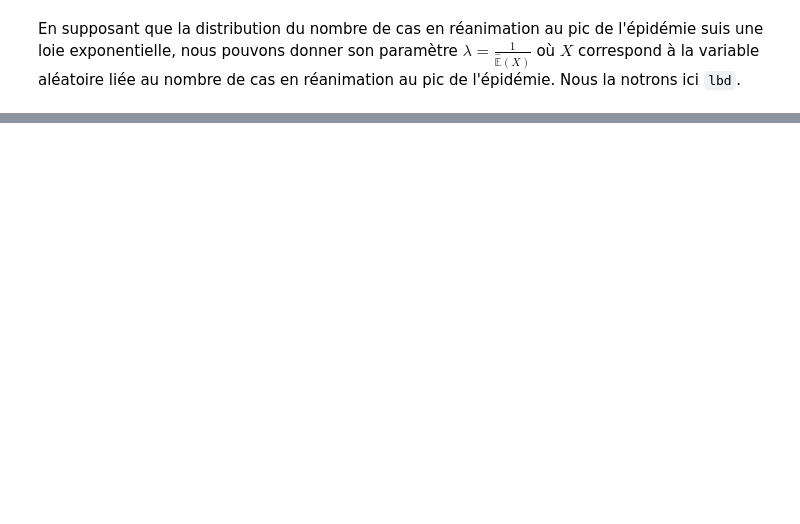
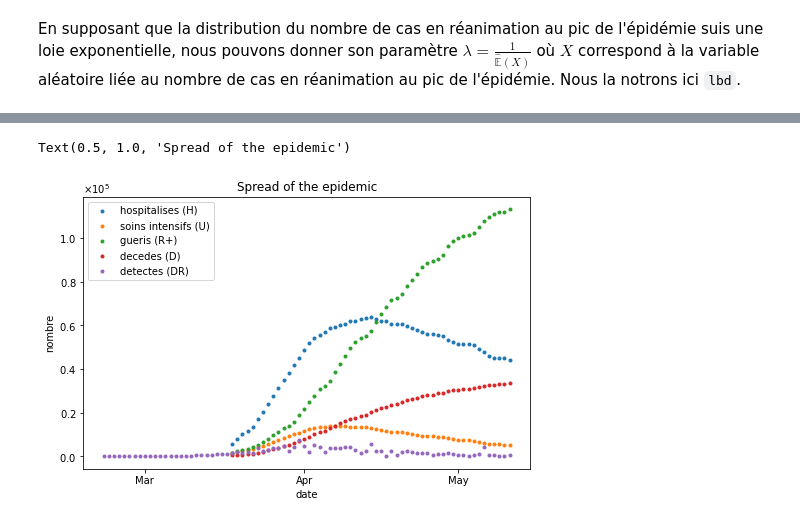
Before and after one commit to SwannChelly/MAP568, a Jupyter notebook: src/Project.ipynb, the cells around one changed output, grey strips where cells are left out. Drawn from its saved outputs; the diff is of its cells as text; code cells hidden in the pictures; blank space fills up the shorter version.

Commit message:
Plot of the spread of the epidemic

```diff
--- a/src/Project.ipynb
+++ b/src/Project.ipynb
@@ -210,0 +217,15 @@ La valeur moyenne du pic est de 46.61 et appartient à l'intervalle de confiance
+# %%
+
+contamination = pd.read_csv('data_per_day.csv', sep = ';')
+contamination['date'] = pd.to_datetime(contamination['date'],infer_datetime_format = True)
+contamination = contamination[contamination['date']<= '2020-05-11']
+contamination.columns = [jour,'detecte']
+contamination['detecte'] = contamination['detecte'].diff(periods = 1)
+
+
+hosp          = pd.read_csv('donnees_hospitalieres.csv', ';')
+hosp[jour]    = pd.to_datetime(hosp[jour])
+hosp          = hosp.groupby(jour).agg('sum').reset_index(False)[[jour,'hosp','rea','rad','dc']]
+big_table     = hosp.merge(contamination, left_on= jour, right_on = jour)
+big_table     = big_table[big_table[jour]<= '2020-05-11']
+big_table.head()
@@ -210,0 +239,28 @@ La valeur moyenne du pic est de 46.61 et appartient à l'intervalle de confiance
+# %%
+columns = ['hosp','rea','rad','dc']
+titles  = {'hosp': 'hospitalises (H)', 'rea': 'soins intensifs (U)', 'dc' : 'decedes (D)', 'detecte' : 'detectes (DR)', 'rad' : 'gueris (R+)'}
+
+fig, axs = plt.subplots(figsize = (8,5), nrows = 1, ncols = 1)
+for i,col in enumerate(columns) :
+    axs.scatter(big_table[jour],big_table[col],marker = '.', label = titles[col])
+axs.scatter(contamination[jour],contamination['detecte'], marker = '.', label = titles['detecte'])
+axs.legend()
+locator = mdates.MonthLocator()
+fmt = mdates.DateFormatter('%b')
+X = plt.gca().xaxis
+X.set_major_locator(locator)
+# Specify formatter
+X.set_major_formatter(fmt)
+
+
+formatter = ticker.ScalarFormatter(useMathText=True)
+formatter.set_scientific(True)
+formatter.set_powerlimits((-1,1))
+axs.yaxis.set_major_formatter(formatter)
+axs.set_ylabel('nombre')
+axs.set_xlabel('date')
+axs.format_xdata = mdates.DateFormatter('%Y-%m-%d')
+axs.set_title('Spread of the epidemic')
+# %% [output]
+Text(0.5, 1.0, 'Spread of the epidemic')
+[figure, added]
```
Also changed, not shown: parts of 7 cells of this notebook.
